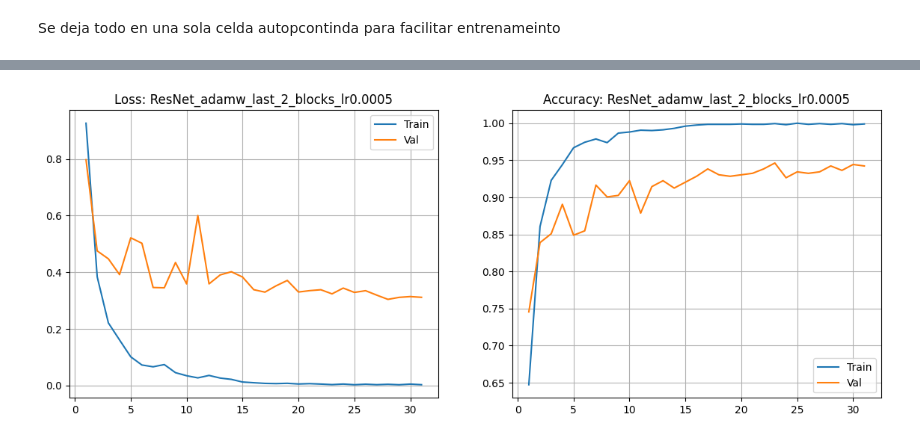
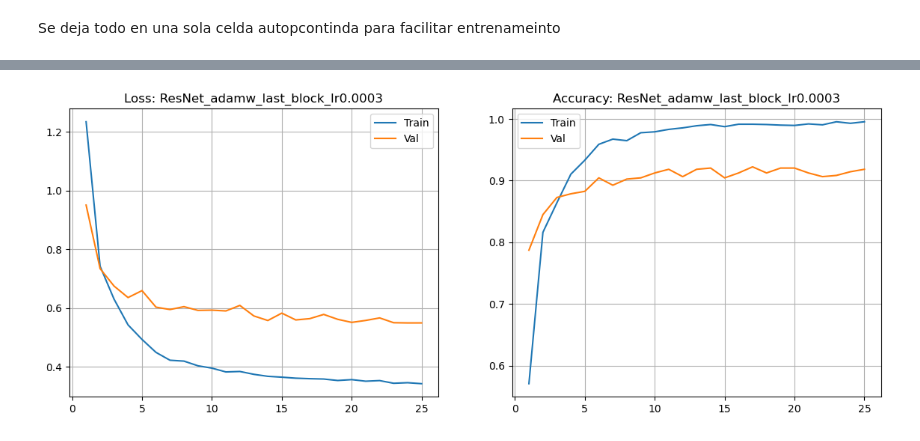
Before and after one commit to Neo820712/VCII, a Jupyter notebook: TP VCII.ipynb, the cells around one changed output, grey strips where cells are left out. Drawn from its saved outputs; the diff is of its cells as text; code cells hidden in the pictures.

```diff
--- a/TP VCII.ipynb
+++ b/TP VCII.ipynb
@@ -777,14 +776,25 @@ BATCH_SIZE = 128
 IMAGENET_MEAN = [0.485, 0.456, 0.406]
 IMAGENET_STD = [0.229, 0.224, 0.225]
 
+# train_tfms = transforms.Compose([
+#     transforms.RandomResizedCrop(IMG_SIZE, scale=(0.8, 1.0)),
+#     transforms.RandomHorizontalFlip(),
+#     transforms.ColorJitter(brightness=0.1, contrast=0.1, saturation=0.1, hue=0.05),
+#     transforms.RandomRotation(10),
+#     transforms.ToTensor(),
+#     transforms.Normalize(IMAGENET_MEAN, IMAGENET_STD),
+# ])
+
 train_tfms = transforms.Compose([
     transforms.RandomResizedCrop(IMG_SIZE, scale=(0.8, 1.0)),
     transforms.RandomHorizontalFlip(),
+    transforms.RandomRotation(15),
     transforms.ColorJitter(brightness=0.1, contrast=0.1, saturation=0.1, hue=0.05),
-    transforms.RandomRotation(10),
     transforms.ToTensor(),
-    transforms.Normalize(IMAGENET_MEAN, IMAGENET_STD),
+    transforms.Normalize([0.485, 0.456, 0.406], [0.229, 0.224, 0.225]),
+    transforms.RandomErasing(p=0.3, scale=(0.02, 0.2), ratio=(0.3, 3.3))
 ])
+
 
 val_tfms = transforms.Compose([
     transforms.Resize((IMG_SIZE, IMG_SIZE)),
@@ -1291,6 +1301,7 @@ for epoch in range(1, MAX_EPOCHS + 1):
         outputs = model_fe(images)
         loss = criterion(outputs, targets)
         loss.backward()
+        torch.nn.utils.clip_grad_norm_(model.parameters(), max_norm=1.0)
         optimizer.step()
 
         running_loss += loss.item() * images.size(0)
@@ -1542,7 +1553,9 @@ def create_dataloaders(img_size, batch_size, workers):
         transforms.ColorJitter(brightness=0.1, contrast=0.1, saturation=0.1, hue=0.05),
         transforms.ToTensor(),
         transforms.Normalize([0.485, 0.456, 0.406], [0.229, 0.224, 0.225]),
+        transforms.RandomErasing(p=0.3, scale=(0.02, 0.2), ratio=(0.3, 3.3))
     ])
+
 
     val_tfms = transforms.Compose([
         transforms.Resize((img_size, img_size)),
@@ -1610,13 +1623,20 @@ def get_advanced_model(arch_name, num_classes, dropout_rate=0.0, unfreeze_depth=
 # 3. Grid de Hiperparámetros
 grid_configs = []
 
+
 # ResNet18
-for opt in ['adamw', 'sgd']:
-    for depth in ['last_block', 'last_2_blocks']:
-        lr_high = 5e-4 if opt=='adamw' else 4e-3
-        grid_configs.append({"arch": "resnet18", "opt": opt, "lr": lr_high, "wd": 1e-3, "drop": 0.5, "depth": depth, "desc": f"ResNet_{opt}_{depth}_lr{lr_high}"})
-        if opt == 'adamw' and depth == 'last_block':
-             grid_configs.append({"arch": "resnet18", "opt": opt, "lr": 1e-4, "wd": 1e-3, "drop": 0.5, "depth": depth, "desc": f"ResNet_{opt}_{depth}_lr1e-4"})
+for lr_high in [3e-4, 2e-4]:
+    grid_configs.append({
+        "arch": "resnet18", "opt": "adamw", "lr": lr_high, "wd": 1e-3,
+        "drop": 0.5, "depth": "last_block",
+        "desc": f"ResNet_adamw_last_block_lr{lr_high}"
+    })
+
+grid_configs.append({
+    "arch": "resnet18", "opt": "adamw", "lr": 2e-4, "wd": 1e-3,
+    "drop": 0.5, "depth": "last_2_blocks",
+    "desc": "ResNet_adamw_last_2_blocks_lr0.0002"
+})
 
 # MobileNetV2
 for opt in ['adamw', 'rmsprop']:
@@ -1639,7 +1659,20 @@ for lr in [5e-5, 1e-5]:
     for wd in [1e-2, 1e-4]:
         grid_configs.append({"arch": "vit_b_16", "opt": "adamw", "lr": lr, "wd": wd, "drop": 0.0, "depth": "last_block", "desc": f"ViT_lr{lr}_wd{wd}"})
 
+
+# Filtra los modelos a ejecutar
+top5_descs = [
+    "ResNet_adamw_last_block_lr0.0003",
+    "ResNet_adamw_last_block_lr0.0002",
+    "ResNet_adamw_last_2_blocks_lr0.0002",
+    "Mobile_adamw_d0.5",
+    "Dense_AdamW_lr0.0001",  # o la quinta que elijas
+]
+grid_configs = [c for c in grid_configs if c["desc"] in top5_descs]
 print(f"Total experimentos: {len(grid_configs)}")
+
+
+# print(f"Total experimentos: {len(grid_configs)}")
 
 # 4. Bucle de Entrenamiento
 def run_experiment(config, max_epochs=40, patience=8):
@@ -1655,7 +1688,6 @@ def run_experiment(config, max_epochs=40, patience=8):
                                unfreeze_depth=config['depth'])
 
     params = filter(lambda p: p.requires_grad, model.parameters())
-
     if config['opt'] == 'adamw':
         optimizer = optim.AdamW(params, lr=config['lr'], weight_decay=config['wd'])
     elif config['opt'] == 'sgd':
@@ -1664,7 +1696,7 @@ def run_experiment(config, max_epochs=40, patience=8):
         optimizer = optim.RMSprop(params, lr=config['lr'], alpha=0.9, weight_decay=config['wd'])
 
     scheduler = optim.lr_scheduler.CosineAnnealingLR(optimizer, T_max=max_epochs)
-    criterion = nn.CrossEntropyLoss(weight=class_weights_tensor, label_smoothing=0.0)
+    criterion = nn.CrossEntropyLoss(weight=class_weights_tensor, label_smoothing=0.05)
 
     best_f1 = 0.0
     best_weights = None
@@ -1734,46 +1766,31 @@ print(f"Ejecutando {len(grid_configs)} experimentos...")
 
 for i, conf in enumerate(grid_configs):
     res = run_experiment(conf)
-
-
-
-
     results.append(res)
 
 print(f"\nEntrenamiento finalizado en {(time.time()-start_global)/3600:.2f} horas")
 
 # 6. Selección y Guardado
 df = pd.DataFrame([{**r['Config'], 'Best F1': r['Best F1'], 'Idx': i} for i, r in enumerate(results)])
+top_5_indices = df.nlargest(5, 'Best F1')['Idx'].tolist()
+indices_to_save = top_5_indices  # solo estos
 
-# Identificar Top 5 Globales
-top_5_indices = df.nlargest(5, 'Best F1')['Idx'].tolist()
-
-# Identificar Mejor de cada Arquitectura
-best_per_arch_indices = df.loc[df.groupby("arch")["Best F1"].idxmax()]['Idx'].tolist()
-
-# Unión de índices (sin duplicados)
-indices_to_save = list(set(top_5_indices + best_per_arch_indices))
-
-print(f"\nGuardando {len(indices_to_save)} modelos seleccionados (Top 5 + Mejores por Arq)...")
-
+print(f"\nGuardando {len(indices_to_save)} modelos seleccionados (Top 5)...")
 for idx in indices_to_save:
     res = results[idx]
     safe_name = res['Config']['desc'].replace(" ", "_").replace(".", "p")
     filename = f"{output_dir}/{safe_name}_F1_{res['Best F1']:.4f}.pth"
-
     if res["Weights"]:
         torch.save(res["Weights"], filename)
         print(f" Guardado: {filename}")
-
-    # Si es el campeón absoluto, guardarlo como 'ganador'
     if idx == df['Best F1'].idxmax():
         torch.save(res["Weights"], "modelo_ganador_absoluto.pth")
         best_res_data = res
         print(" GUARDADO COMO CAMPEÓN ABSOLUTO")
 
 # Reportes
-print("\n=== RANKING TOP 10 ===")
-print(df[['desc', 'arch', 'Best F1']].sort_values(by='Best F1', ascending=False).head(10).to_string(index=False))
+print("\n=== RANKING TOP 3 ===")
+print(df[['desc', 'arch', 'Best F1']].sort_values(by='Best F1', ascending=False).head(3).to_string(index=False))
 
 # Gráficas del Ganador
 if best_res_data:
@@ -1822,2 +1839,2 @@ Iniciando: ResNet_sgd_last_2_blocks_lr0.004.................................. F1
-[figure, old version]
+[figure, new version]
 Evaluando Matriz de Confusión del Campeón...
```
Also changed, not shown: parts of 11 cells of this notebook.
